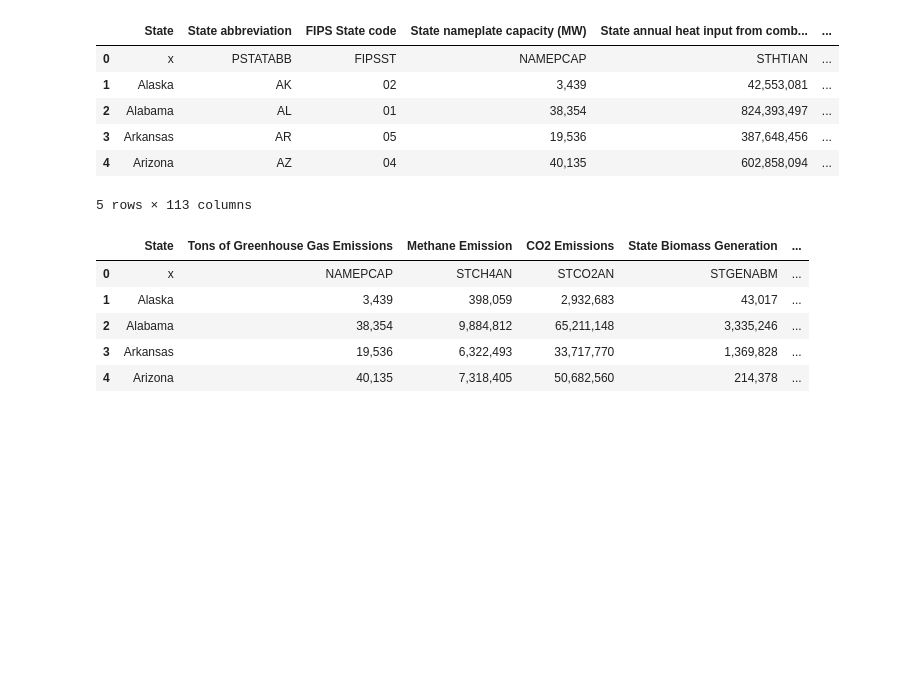
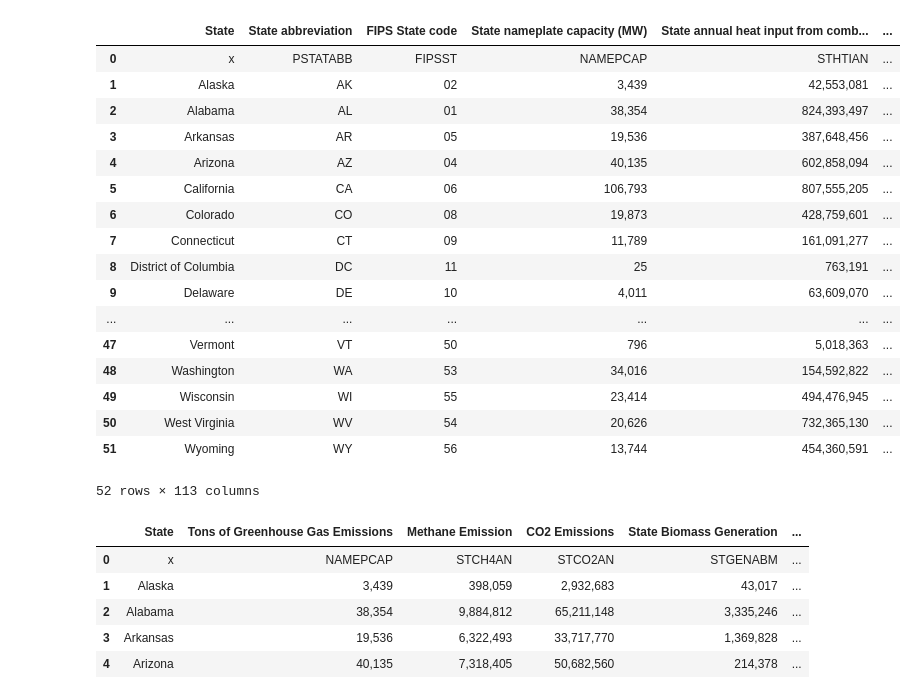
Before and after one commit to tmcbeth/Project-2, a Jupyter notebook: emission_conor.ipynb, the cells around one changed output. Cells and saved outputs as stored; diff of their text form; code cells hidden in the pictures; blank space fills up the shorter version.

```diff
--- a/emission_conor.ipynb
+++ b/emission_conor.ipynb
@@ -7,15 +7,26 @@ methane_data = pd.read_csv(methane_load)
 # %%
 methane_df = methane_data
 # %%
-methane_df.head()
+methane_df
 # %% [output]
 |  | State | State abbreviation | FIPS State code | State nameplate capacity (MW) | State annual heat input from comb... | ... |
 | 0 | x | PSTATABB | FIPSST | NAMEPCAP | STHTIAN | ... |
 | 1 | Alaska | AK | 02 | 3,439 | 42,553,081 | ... |
 | 2 | Alabama | AL | 01 | 38,354 | 824,393,497 | ... |
 | 3 | Arkansas | AR | 05 | 19,536 | 387,648,456 | ... |
 | 4 | Arizona | AZ | 04 | 40,135 | 602,858,094 | ... |
+| 5 | California | CA | 06 | 106,793 | 807,555,205 | ... |
+| 6 | Colorado | CO | 08 | 19,873 | 428,759,601 | ... |
+| 7 | Connecticut | CT | 09 | 11,789 | 161,091,277 | ... |
+| 8 | District of Columbia | DC | 11 | 25 | 763,191 | ... |
+| 9 | Delaware | DE | 10 | 4,011 | 63,609,070 | ... |
+| ... | ... | ... | ... | ... | ... | ... |
+| 47 | Vermont | VT | 50 | 796 | 5,018,363 | ... |
+| 48 | Washington | WA | 53 | 34,016 | 154,592,822 | ... |
+| 49 | Wisconsin | WI | 55 | 23,414 | 494,476,945 | ... |
+| 50 | West Virginia | WV | 54 | 20,626 | 732,365,130 | ... |
+| 51 | Wyoming | WY | 56 | 13,744 | 454,360,591 | ... |
-5 rows × 113 columns
+52 rows × 113 columns
 # %%
 state_abrv = methane_df["State"]
 state_greenhouse = methane_df["State nameplate capacity (MW)"]
```
Also changed, not shown: parts of 2 cells of this notebook, 2 other files.
